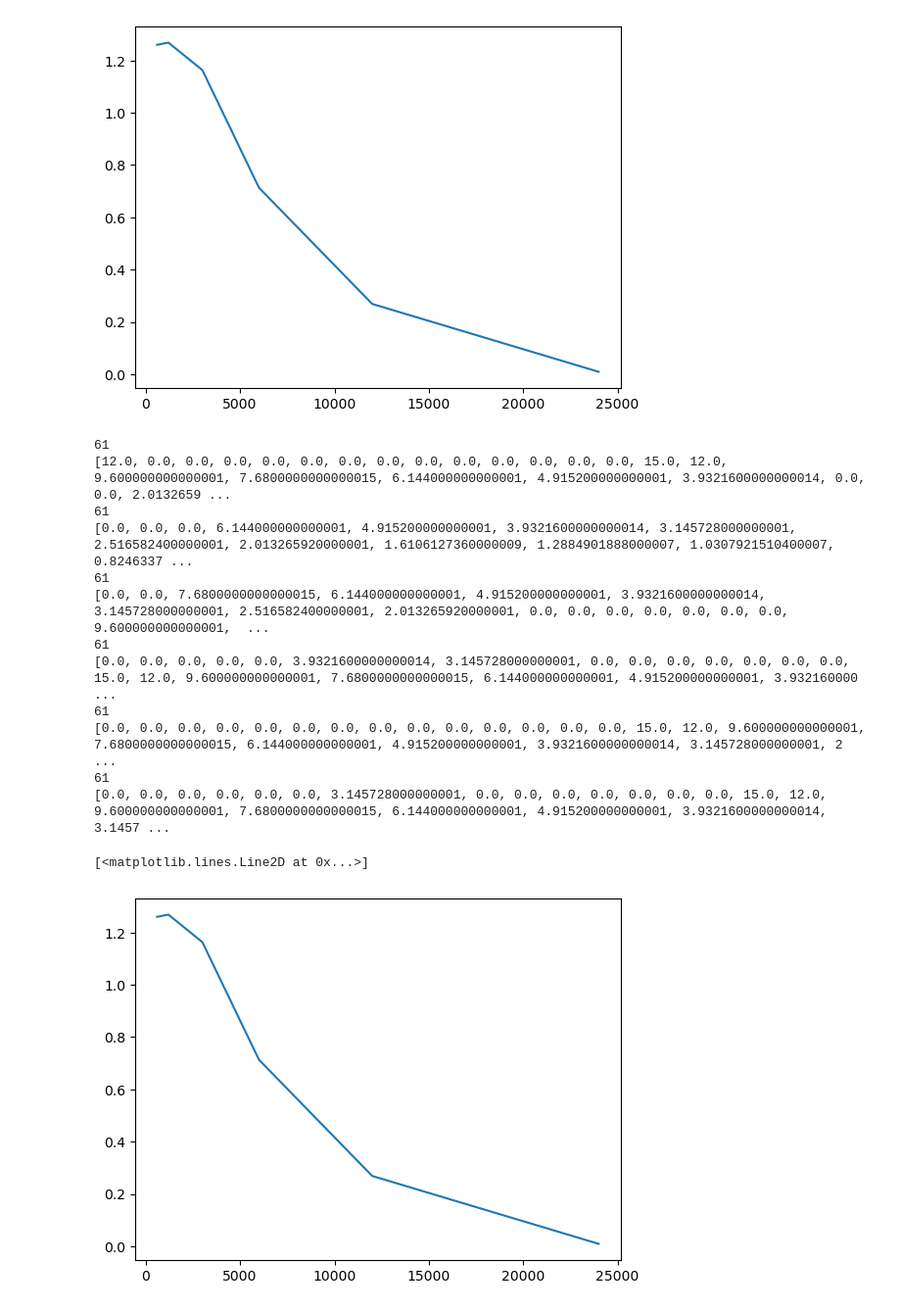
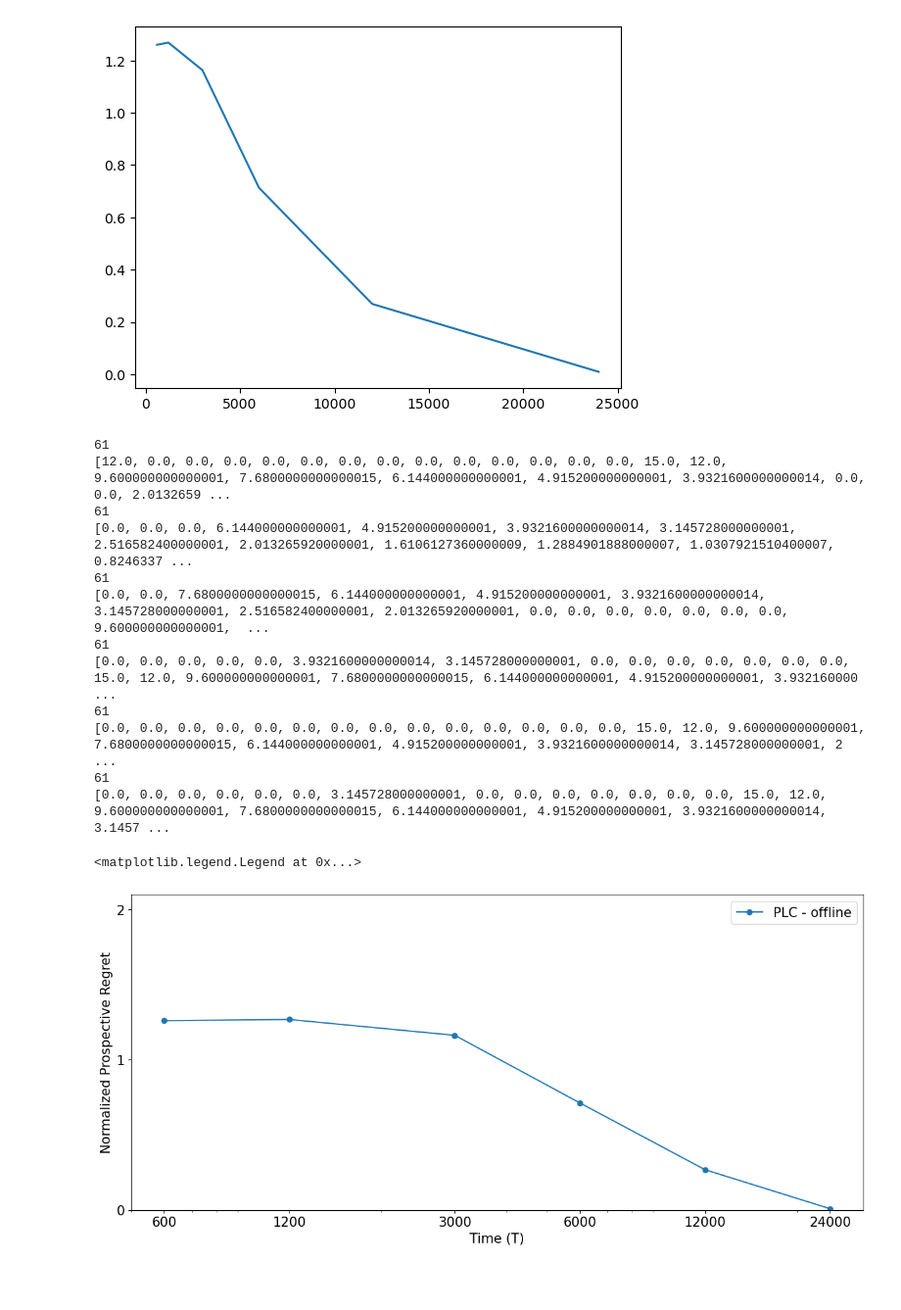
Before and after one commit to neurodata/ProspectiveForaging, a Jupyter notebook: notebooks/2D_discrete.ipynb, the cells around one changed output. Shown: that part at 98% size. Saved outputs shown, nothing was run; the diff lists cells and outputs as text; code cells hidden in the pictures; blank space fills up the shorter version.

```diff
--- a/notebooks/2D_discrete.ipynb
+++ b/notebooks/2D_discrete.ipynb
@@ -98,2 +98,0 @@ def simulate_data_raw(rewards_in_period, session_duration = 10000,tdim=50, n_ses
-# %%
-actions, states, irewards, times = simulate_data_raw(rewards_in_period,session_duration = 1000,tdim = 50,n_sessions = 1)
@@ -176,10 +135,12 @@ df_paths
 # %%
-gamma = 0.9
+gamma = 0.99
 # Ts = [2**i for i in np.arange(7,8)]+[150,200,225,256,300,400,512]+[750]+[1024,1250,1500,2048]
-Ts = [600,1200,3000,6000,12000,24000]
+# Ts = [600,1200,3000,6000,12000,24000,48000]
+Ts = [12000,24000]
+# Ts = [96000]
 threshold = 1e-4
 ## Onehot Encoding
-for rep in range(2):
+for rep in range(1):
     for t_prime in [9]:
         FUTURE_STATE = []
         actions, states, irewards, times = simulate_data_raw(rewards_in_period = rewards_in_period,
@@ -288,6 +249,7 @@ for rep in range(2):
             # plt.show()
             # plt.plot( np.arange(1,101,1),states[:100,:,0])
             # plt.show()
+            print(np.sum(preward)/60)
             np.savez(
                 f"../results/2D/RF_oh_w_time{T}_lookahead{t_prime}_reps{rep}.npz",
                 future_states =FUTURE_STATE
@@ -446,30 +314,43 @@ plt.plot(Ts,pregrets)
 # %%
 prewards = []
 pregrets = []
 Ts =  [600,1200,3000,6000,12000,24000]
+fontsize = 20
 for T in Ts:
     fn = f"../results/2D/RF_oh_w_time{T}_lookahead9_reps{1}.npz"
     data = np.load(fn)
     future_states = data['future_states']
     print(len(future_states))
     irewards_test = [reward_simulate_2d(future_states[i],T+i,rewards_in_period) for i in np.arange(1,len(future_states))]
     print(irewards_test)
     preward = compute_normalized_future_rewards(irewards_test,60,0.5,normalization = True)
     prewards.append(np.sum(preward))
     pregrets.append((215-(np.sum(preward)))/60)
-plt.plot(Ts,pregrets)
+
+plt.figure(figsize=(15, 6.5))
+plt.plot(Ts,pregrets,marker = 'o',label  = 'PLC - offline')
+plt.xscale('log')
+xticks = [i for i in Ts]
+xticklabels = [str(v) if v in [600,1200,3000,6000,12000,24000] else ""   # hide every 2nd label
+               for i, v in enumerate(xticks)]
+plt.xticks(xticks, labels=xticklabels,fontsize = fontsize-5)
+plt.ylim([0,2.1])
+plt.yticks([0,1,2],fontsize = fontsize-5)
+plt.xlabel("Time (T)",fontsize = fontsize-5)
+plt.ylabel("Normalized Prospective Regret", fontsize = fontsize-5)
+plt.legend(fontsize = fontsize-5)
 # %% [output]
 61
 [12.0, 0.0, 0.0, 0.0, 0.0, 0.0, 0.0, 0.0, 0.0, 0.0, 0.0, 0.0, 0.0, 0.0, 15.0, 12.0, 9.600000000000001, 7.6800000000000015, 6.144000000000001, 4.915200000000001, 3.9321600000000014, 0.0, 0.0, 2.0132659 ...
 61
 [0.0, 0.0, 0.0, 6.144000000000001, 4.915200000000001, 3.9321600000000014, 3.145728000000001, 2.516582400000001, 2.013265920000001, 1.6106127360000009, 1.2884901888000007, 1.0307921510400007, 0.8246337 ...
 61
 [0.0, 0.0, 7.6800000000000015, 6.144000000000001, 4.915200000000001, 3.9321600000000014, 3.145728000000001, 2.516582400000001, 2.013265920000001, 0.0, 0.0, 0.0, 0.0, 0.0, 0.0, 0.0, 9.600000000000001,  ...
 61
 [0.0, 0.0, 0.0, 0.0, 0.0, 3.9321600000000014, 3.145728000000001, 0.0, 0.0, 0.0, 0.0, 0.0, 0.0, 0.0, 15.0, 12.0, 9.600000000000001, 7.6800000000000015, 6.144000000000001, 4.915200000000001, 3.932160000 ...
 61
 [0.0, 0.0, 0.0, 0.0, 0.0, 0.0, 0.0, 0.0, 0.0, 0.0, 0.0, 0.0, 0.0, 0.0, 15.0, 12.0, 9.600000000000001, 7.6800000000000015, 6.144000000000001, 4.915200000000001, 3.9321600000000014, 3.145728000000001, 2 ...
 61
 [0.0, 0.0, 0.0, 0.0, 0.0, 0.0, 3.145728000000001, 0.0, 0.0, 0.0, 0.0, 0.0, 0.0, 0.0, 15.0, 12.0, 9.600000000000001, 7.6800000000000015, 6.144000000000001, 4.915200000000001, 3.9321600000000014, 3.1457 ...
-[<matplotlib.lines.Line2D at 0x...>]
+<matplotlib.legend.Legend at 0x...>
-[figure, old version]
+[figure, new version]
```
Also changed, not shown: parts of 18 cells of this notebook, 13 other files.
